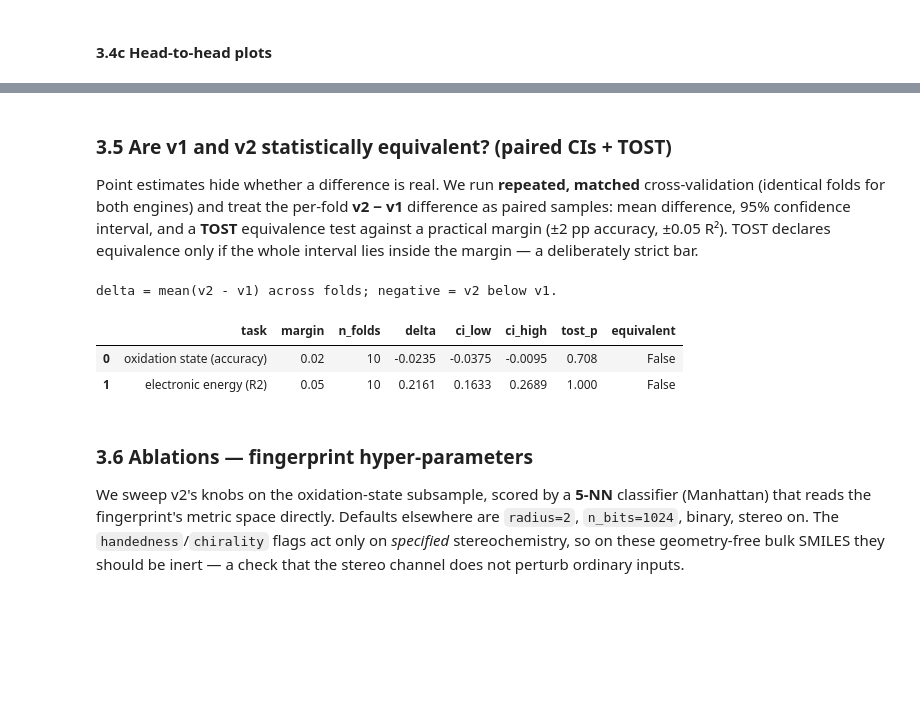
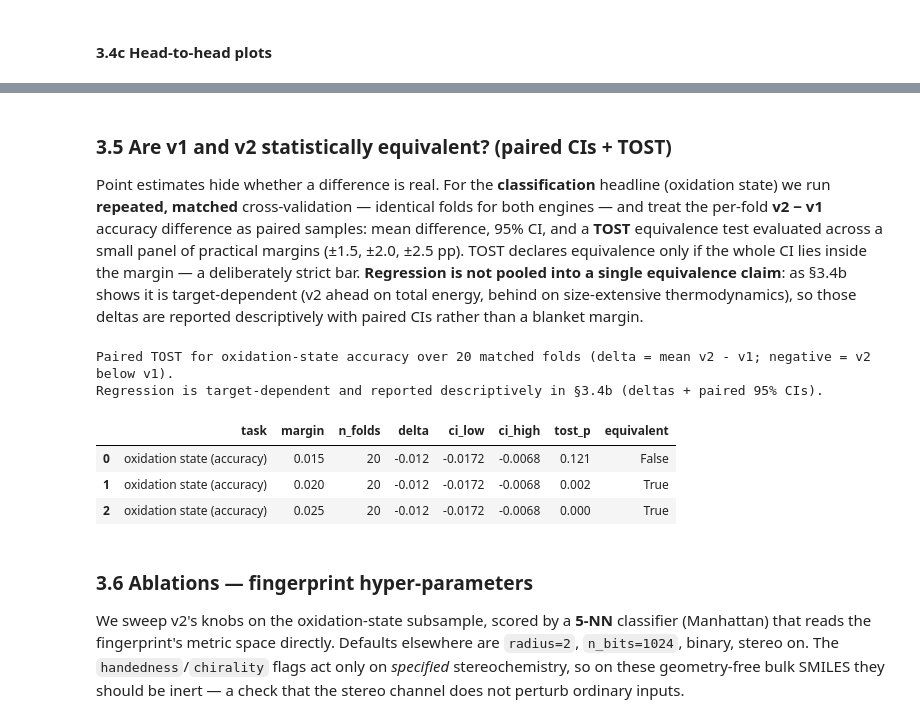
Before and after one commit to TheFreiLab/electrum_val, a Jupyter notebook: 08-electrum-v2-benchmark.ipynb, the cells around one changed output, grey strips where cells are left out. Cells and saved outputs as stored; diff of their text form; code cells hidden in the pictures; blank space fills up the shorter version.

```diff
--- a/08-electrum-v2-benchmark.ipynb
+++ b/08-electrum-v2-benchmark.ipynb
@@ -266,12 +282,13 @@ for name, cfg in DATASETS.items():
     rows = min(cfg["n"], SUBSAMPLE) if SUBSAMPLE else cfg["n"]
     if cfg["target"]:                       # classification: engines x bits x folds x (true+scrambled)
         est += 2 * len(BIT_SIZES) * N_SPLITS * 2 * _fit_seconds(rows)
-    else:                                   # regression: targets x engines x folds
-        est += len(REG_TARGETS) * 2 * N_SPLITS * _fit_seconds(rows)
-est += 2 * len(["clf", "reg"]) * EQ_SPLITS * EQ_REPEATS * _fit_seconds(min(EQ_SAMPLE, 40000))
+    else:                                   # regression: targets x engines x folds x repeats
+        est += len(REG_TARGETS) * 2 * N_SPLITS * REG_REPEATS * _fit_seconds(rows)
+est += 2 * EQ_SPLITS * EQ_REPEATS * _fit_seconds(min(EQ_SAMPLE, 40000))   # equivalence (clf)
 
 print(f"measured MLP cost: {_s_per_iter_per_row*1e6:.2f} us / iter / row "
       f"(assuming ~{EFF_ITERS} effective iterations)")
-print(f"rough estimate for this config: ~{est/60:.0f} min (~{est/3600:.1f} h) of MLP time")
-print("note: order-of-magnitude only; BLAS uses all cores, early stopping varies.")
+print(f"rough MLP work for this config: ~{est/60:.0f} min serial "
+      f"-> ~{est/max(N_JOBS,1)/60:.0f} min at N_JOBS={N_JOBS} (order-of-magnitude).")
+print("note: estimate only; early stopping and joblib scheduling both vary the real time.")
 # %% [output]
@@ -631,68 +697,60 @@ plt.tight_layout(); plt.savefig(os.path.join(FIG_DIR, "predictive_headtohead.png
 # %% [markdown]
 ### 3.5 Are v1 and v2 statistically equivalent? (paired CIs + TOST)
 
-Point estimates hide whether a difference is real. We run **repeated, matched**
-cross-validation (identical folds for both engines) and treat the per-fold **v2 − v1**
-difference as paired samples: mean difference, 95% confidence interval, and a **TOST**
-equivalence test against a practical margin (±2 pp accuracy, ±0.05 R²). TOST declares
-equivalence only if the whole interval lies inside the margin — a deliberately strict bar.
+Point estimates hide whether a difference is real. For the **classification** headline
+(oxidation state) we run **repeated, matched** cross-validation — identical folds for
+both engines — and treat the per-fold **v2 − v1** accuracy difference as paired samples:
+mean difference, 95% CI, and a **TOST** equivalence test evaluated across a small panel
+of practical margins (±1.5, ±2.0, ±2.5 pp). TOST declares equivalence only if the whole
+CI lies inside the margin — a deliberately strict bar. **Regression is not pooled into a
+single equivalence claim**: as §3.4b shows it is target-dependent (v2 ahead on total
+energy, behind on size-extensive thermodynamics), so those deltas are reported
+descriptively with paired CIs rather than a blanket margin.
 # %%
-from scipy import stats
-
 def _equiv(deltas, margin):
     d = np.asarray(deltas, float); n = len(d); mean = d.mean()
     se = d.std(ddof=1) / np.sqrt(n); df = n - 1
     lo, hi = stats.t.interval(0.95, df, loc=mean, scale=se)
     p = max(1 - stats.t.cdf((mean + margin)/se, df), stats.t.cdf((mean - margin)/se, df))
     return {"n_folds": n, "delta": round(mean, 4), "ci_low": round(lo, 4),
             "ci_high": round(hi, 4), "tost_p": round(p, 3), "equivalent": bool(p < 0.05)}
 
 def _paired_prep(path, target_col, need=()):
     df = load_dataset(path, target_col, need_cols=need)
     if EQ_SAMPLE and len(df) > EQ_SAMPLE:
         df = df.sample(EQ_SAMPLE, random_state=SEED).reset_index(drop=True)
     feats = {e: featurize(df, e, BIT_SIZES[-1]) for e in ["v1", "v2"]}
     both = feats["v1"][1] & feats["v2"][1]
     X = {e: feats[e][0][both[feats[e][1]]] for e in ["v1", "v2"]}
     return df, both, X, df["LigandSmiles"].to_numpy()[both]
 
+# Headline equivalence task: oxidation-state accuracy, repeated matched CV.
 dfc, bc, Xc, gc = _paired_prep(DATASETS["oxidationstate"]["path"], "classification")
 yc = dfc["classification"].to_numpy()[bc]
-deltas_clf = []
+clf_jobs = []
 for rep in range(EQ_REPEATS):
-    for tr, te in StratifiedGroupKFold(EQ_SPLITS, shuffle=True, random_state=SEED+rep).split(Xc["v1"], yc, gc):
-        acc = {}
-        for e in ["v1", "v2"]:
-            m = MLPClassifier(hidden_layer_sizes=MLP_HIDDEN, max_iter=MLP_MAXITER,
-                              early_stopping=True, random_state=SEED).fit(Xc[e][tr], yc[tr])
-            acc[e] = accuracy_score(yc[te], m.predict(Xc[e][te]))
-        deltas_clf.append(acc["v2"] - acc["v1"])
+    skf = StratifiedGroupKFold(EQ_SPLITS, shuffle=True, random_state=SEED + rep)
+    clf_jobs.extend(list(skf.split(Xc["v1"], yc, gc)))
+deltas_clf = Parallel(n_jobs=N_JOBS)(
+    delayed(_eq_clf_fold)(Xc["v1"], Xc["v2"], yc, tr, te, MLP_HIDDEN, MLP_MAXITER, SEED)
+    for tr, te in clf_jobs)
 
-dfr, br, Xr, gr = _paired_prep(DATASETS["tmQMg"]["path"], None, need=["tzvp_electronic_energy"])
-yr = dfr["tzvp_electronic_energy"].to_numpy()[br]
-binsr = pd.qcut(yr, q=10, labels=False, duplicates="drop")
-deltas_reg = []
-for rep in range(EQ_REPEATS):
-    for tr, te in StratifiedGroupKFold(EQ_SPLITS, shuffle=True, random_state=SEED+rep).split(Xr["v1"], binsr, gr):
-        sc = StandardScaler().fit(yr[tr].reshape(-1,1)); ys = sc.transform(yr[tr].reshape(-1,1)).ravel()
-        r2 = {}
-        for e in ["v1", "v2"]:
-            m = MLPRegressor(hidden_layer_sizes=MLP_HIDDEN, max_iter=MLP_MAXITER,
-                             early_stopping=True, n_iter_no_change=15, random_state=SEED).fit(Xr[e][tr], ys)
-            r2[e] = r2_score(yr[te], sc.inverse_transform(m.predict(Xr[e][te]).reshape(-1,1)).ravel())
-        deltas_reg.append(r2["v2"] - r2["v1"])
-
-eq_df = pd.DataFrame([
-    {"task": "oxidation state (accuracy)", "margin": 0.02, **_equiv(deltas_clf, 0.02)},
-    {"task": "electronic energy (R2)",     "margin": 0.05, **_equiv(deltas_reg, 0.05)}])
+# Margin panel: TOST at a few practical accuracy margins (±1.5, ±2.0, ±2.5 pp).
+MARGINS = [0.015, 0.020, 0.025]
+eq_df = pd.DataFrame([{"task": "oxidation state (accuracy)", "margin": mg, **_equiv(deltas_clf, mg)}
+                      for mg in MARGINS])
 eq_df.to_csv(os.path.join(RESULTS_DIR, "equivalence_stats.csv"), index=False)
-print("delta = mean(v2 - v1) across folds; negative = v2 below v1.")
+print(f"Paired TOST for oxidation-state accuracy over {len(deltas_clf)} matched folds "
+      f"(delta = mean v2 - v1; negative = v2 below v1).")
+print("Regression is target-dependent and reported descriptively in §3.4b (deltas + paired 95% CIs).")
 eq_df
 # %% [output]
-delta = mean(v2 - v1) across folds; negative = v2 below v1.
+Paired TOST for oxidation-state accuracy over 20 matched folds (delta = mean v2 - v1; negative = v2 below v1).
+Regression is target-dependent and reported descriptively in §3.4b (deltas + paired 95% CIs).
 |  | task | margin | n_folds | delta | ci_low | ci_high | tost_p | equivalent |
-| 0 | oxidation state (accuracy) | 0.02 | 10 | -0.0235 | -0.0375 | -0.0095 | 0.708 | False |
-| 1 | electronic energy (R2) | 0.05 | 10 | 0.2161 | 0.1633 | 0.2689 | 1.000 | False |
+| 0 | oxidation state (accuracy) | 0.015 | 20 | -0.012 | -0.0172 | -0.0068 | 0.121 | False |
+| 1 | oxidation state (accuracy) | 0.020 | 20 | -0.012 | -0.0172 | -0.0068 | 0.002 | True |
+| 2 | oxidation state (accuracy) | 0.025 | 20 | -0.012 | -0.0172 | -0.0068 | 0.000 | True |
 # %% [markdown]
 ### 3.6 Ablations — fingerprint hyper-parameters
 
```
Also changed, not shown: parts of 18 cells of this notebook, 4 other files.
